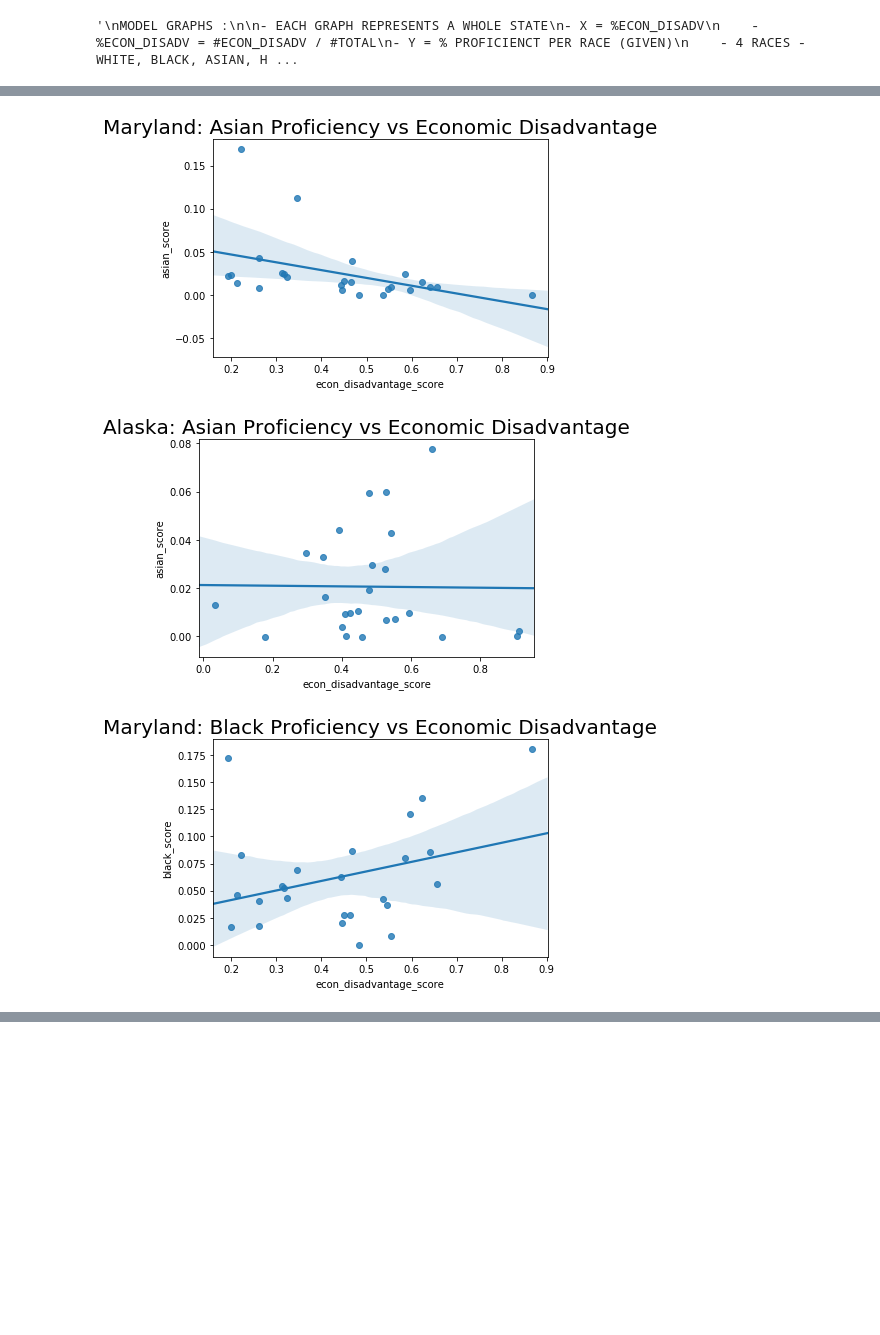
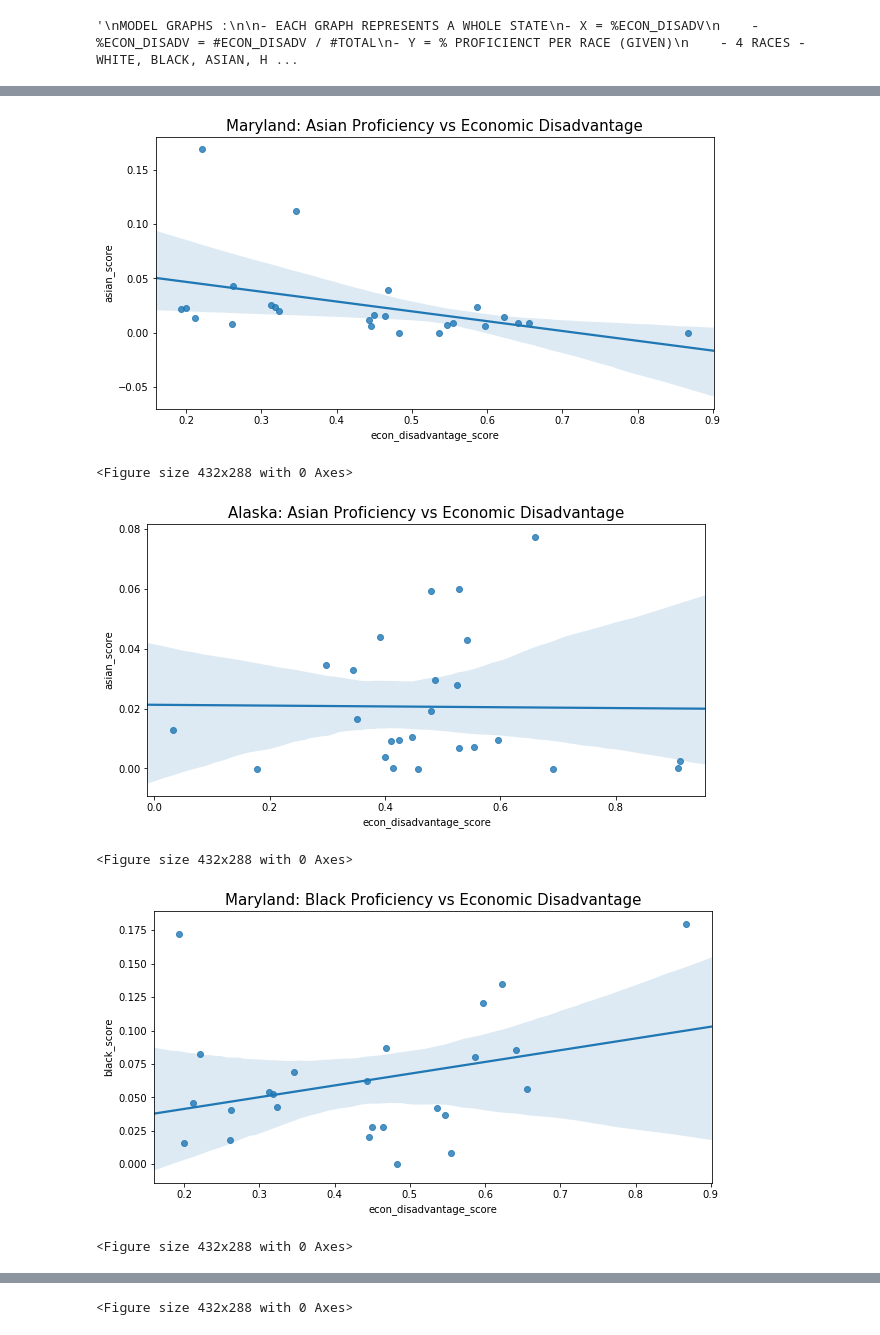
Before and after one commit to kannanfire/kannanfire.github.io, a Jupyter notebook: final_project.ipynb, the cells around one changed output, grey strips where cells are left out. Drawn from its saved outputs; the diff is of its cells as text; code cells hidden in the pictures; blank space fills up the shorter version.

```diff
--- a/final_project.ipynb
+++ b/final_project.ipynb
@@ -266,34 +230,38 @@ df3.sort_values('econ_disadvantage_score').head()
 # %%
 dftemp = df3[df3.econ_disadvantage_completed != -1] # remove -1 for econ_disdvantage and asian_complete
 dftemp = dftemp[dftemp.asian_completed != -1]
 dftemp = dftemp[dftemp.black_completed != -1]
 dftemp = dftemp[dftemp.white_completed != -1]
 dftemp = dftemp[dftemp.hispanic_completed != -1]
 
 g = dftemp.groupby('state_name')
 
 
 d = {
     'asian_score': 'Asian',
     'black_score': 'Black',
     'white_score': 'White',
     'hispanic_score': 'Hispanic'
 }
 
+# the level of proficiency in terms of how many are proficient in regards to their peers
 
 for k,v in d.items():
-    #plt.figure(figsize=(20,10))
-    plt.title('Maryland: ' + v + ' Proficiency vs Economic Disadvantage', fontsize=20)
+    plt.figure(figsize=(10,5))
+    plt.title('Maryland: ' + v + ' Proficiency vs Economic Disadvantage', fontsize=15)
     sns.regplot(data=g.get_group('MARYLAND'), x='econ_disadvantage_score', y=k)
     plt.show()
     plt.clf()
 
-    #plt.figure(figsize=(20,10))
-    plt.title('Alaska: ' + v + ' Proficiency vs Economic Disadvantage', fontsize=20)
+    plt.figure(figsize=(10,5))
+    plt.title('Alaska: ' + v + ' Proficiency vs Economic Disadvantage', fontsize=15)
     sns.regplot(data=g.get_group('ALASKA'), x='econ_disadvantage_score', y=k)
     plt.show()
     plt.clf()
 # %% [output]
-[figure, old version]
+[figure, new version]
+<Figure size 432x288 with 0 Axes>
-[figure, old version]
+[figure, new version]
+<Figure size 432x288 with 0 Axes>
-[figure, old version]
+[figure, new version]
+<Figure size 432x288 with 0 Axes>
@@ -300,0 +269 @@ for k,v in d.items():
+<Figure size 432x288 with 0 Axes>
```
Also changed, not shown: parts of 6 cells of this notebook.
